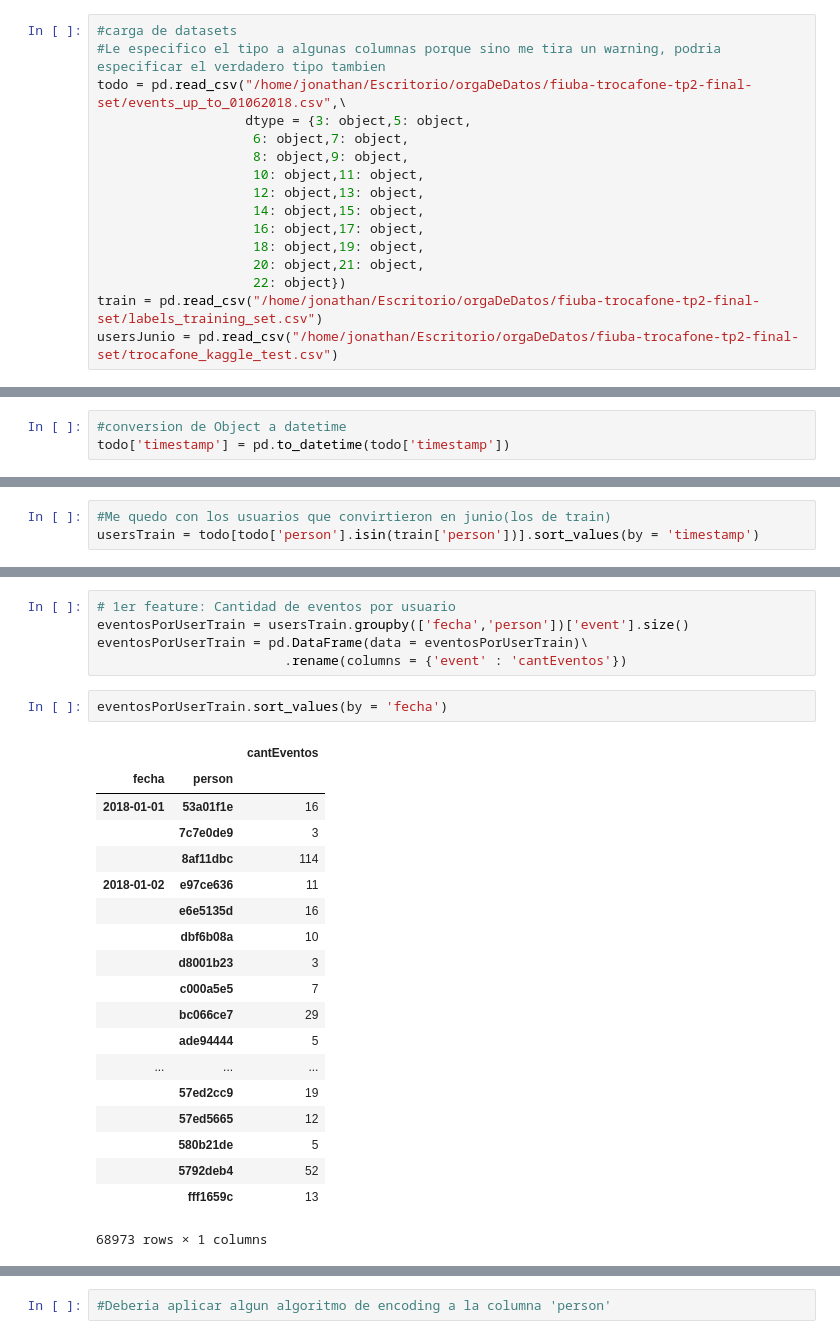
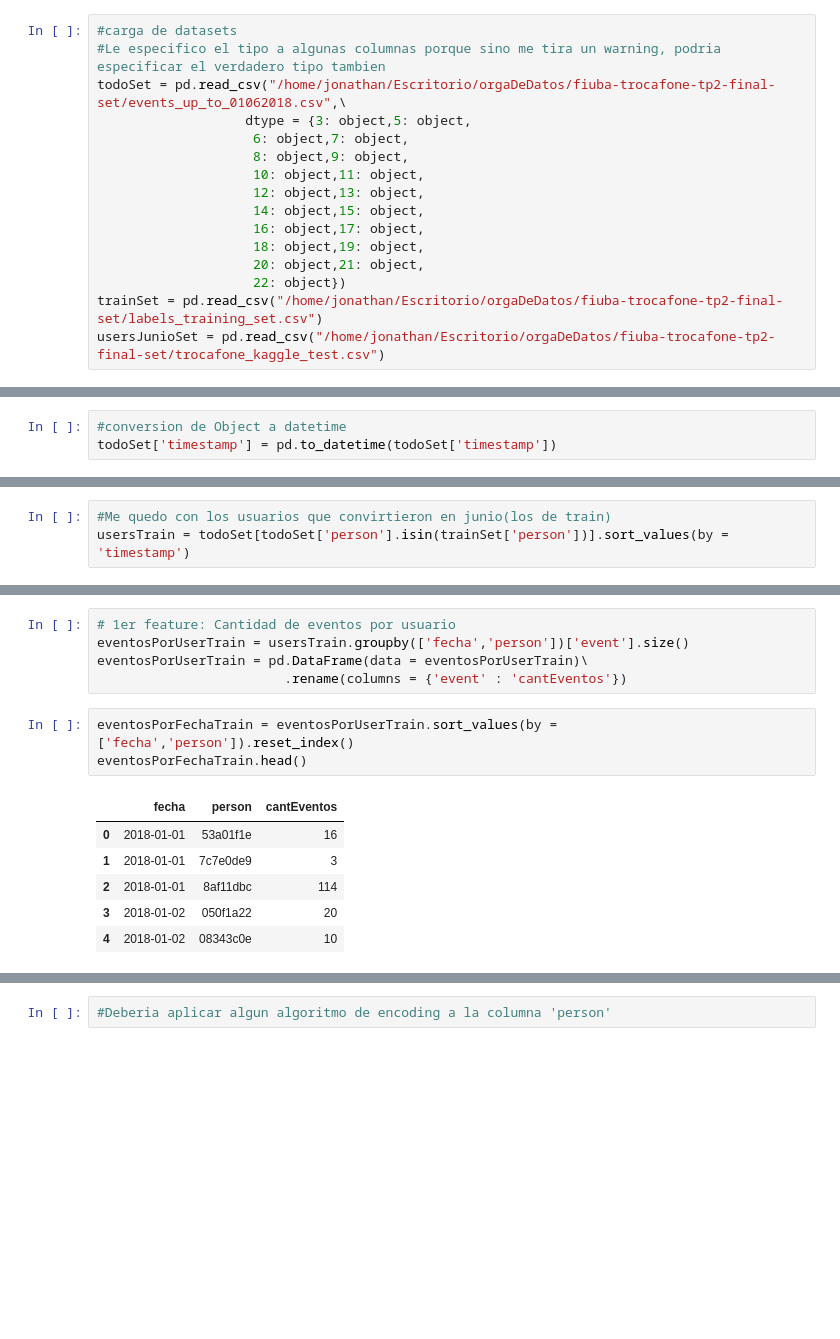
Before and after one commit to JonathanRolon/Organizacion-de-Datos, a Jupyter notebook: Machine Learning.ipynb, the cells around one changed output, grey strips where cells are left out. Saved outputs shown, nothing was run; the diff lists cells and outputs as text; blank space fills up the shorter version.

```diff
--- a/Machine Learning.ipynb
+++ b/Machine Learning.ipynb
@@ -7,7 +7,7 @@ import seaborn as sns
 # %%
 #carga de datasets
 #Le especifico el tipo a algunas columnas porque sino me tira un warning, podria especificar el verdadero tipo tambien
-todo = pd.read_csv("/home/jonathan/Escritorio/orgaDeDatos/fiuba-trocafone-tp2-final-set/events_up_to_01062018.csv",\
+todoSet = pd.read_csv("/home/jonathan/Escritorio/orgaDeDatos/fiuba-trocafone-tp2-final-set/events_up_to_01062018.csv",\
                    dtype = {3: object,5: object,
                     6: object,7: object,
                     8: object,9: object,
@@ -18,6 +18,6 @@ todo = pd.read_csv("/home/jonathan/Escritorio/orgaDeDatos/fiuba-trocafone-tp2-fi
                     18: object,19: object,
                     20: object,21: object,
                     22: object})
-train = pd.read_csv("/home/jonathan/Escritorio/orgaDeDatos/fiuba-trocafone-tp2-final-set/labels_training_set.csv")
-usersJunio = pd.read_csv("/home/jonathan/Escritorio/orgaDeDatos/fiuba-trocafone-tp2-final-set/trocafone_kaggle_test.csv")
+trainSet = pd.read_csv("/home/jonathan/Escritorio/orgaDeDatos/fiuba-trocafone-tp2-final-set/labels_training_set.csv")
+usersJunioSet = pd.read_csv("/home/jonathan/Escritorio/orgaDeDatos/fiuba-trocafone-tp2-final-set/trocafone_kaggle_test.csv")
 # %%
@@ -70,14 +70,14 @@ browser_version              object
 dtype: object
 # %%
 #conversion de Object a datetime
-todo['timestamp'] = pd.to_datetime(todo['timestamp'])
+todoSet['timestamp'] = pd.to_datetime(todoSet['timestamp'])
 # %% [markdown]
 # Feature Engineering
 # %%
 #Comienzo buscando features sobre la cantidad de eventos por usuario
 # %%
 #Me quedo con los usuarios que convirtieron en junio(los de train)
-usersTrain = todo[todo['person'].isin(train['person'])].sort_values(by = 'timestamp')
+usersTrain = todoSet[todoSet['person'].isin(trainSet['person'])].sort_values(by = 'timestamp')
 # %%
 #Creo una columna con solo fecha sin tiempo
 usersTrain['fecha'] = usersTrain['timestamp'].dt.date
@@ -87,26 +87,14 @@ eventosPorUserTrain = usersTrain.groupby(['fecha','person'])['event'].size()
 eventosPorUserTrain = pd.DataFrame(data = eventosPorUserTrain)\
                         .rename(columns = {'event' : 'cantEventos'})
 # %%
-eventosPorUserTrain.sort_values(by = 'fecha')
+eventosPorFechaTrain = eventosPorUserTrain.sort_values(by = ['fecha','person']).reset_index()
+eventosPorFechaTrain.head()
 # %% [output]
-|  |  | cantEventos |
-| fecha | person |  |
-| 2018-01-01 | 53a01f1e | 16 |
-|  | 7c7e0de9 | 3 |
-|  | 8af11dbc | 114 |
-| 2018-01-02 | e97ce636 | 11 |
-|  | e6e5135d | 16 |
-|  | dbf6b08a | 10 |
-|  | d8001b23 | 3 |
-|  | c000a5e5 | 7 |
-|  | bc066ce7 | 29 |
-|  | ade94444 | 5 |
-| ... | ... | ... |
-|  | 57ed2cc9 | 19 |
-|  | 57ed5665 | 12 |
-|  | 580b21de | 5 |
-|  | 5792deb4 | 52 |
-|  | fff1659c | 13 |
+|  | fecha | person | cantEventos |
+| 0 | 2018-01-01 | 53a01f1e | 16 |
+| 1 | 2018-01-01 | 7c7e0de9 | 3 |
+| 2 | 2018-01-01 | 8af11dbc | 114 |
+| 3 | 2018-01-02 | 050f1a22 | 20 |
+| 4 | 2018-01-02 | 08343c0e | 10 |
-68973 rows × 1 columns
 # %%
 #Creo la columna con el feature en el set de train y lo agrego a un nuevo df
```
Also changed, not shown: parts of 18 cells of this notebook.
